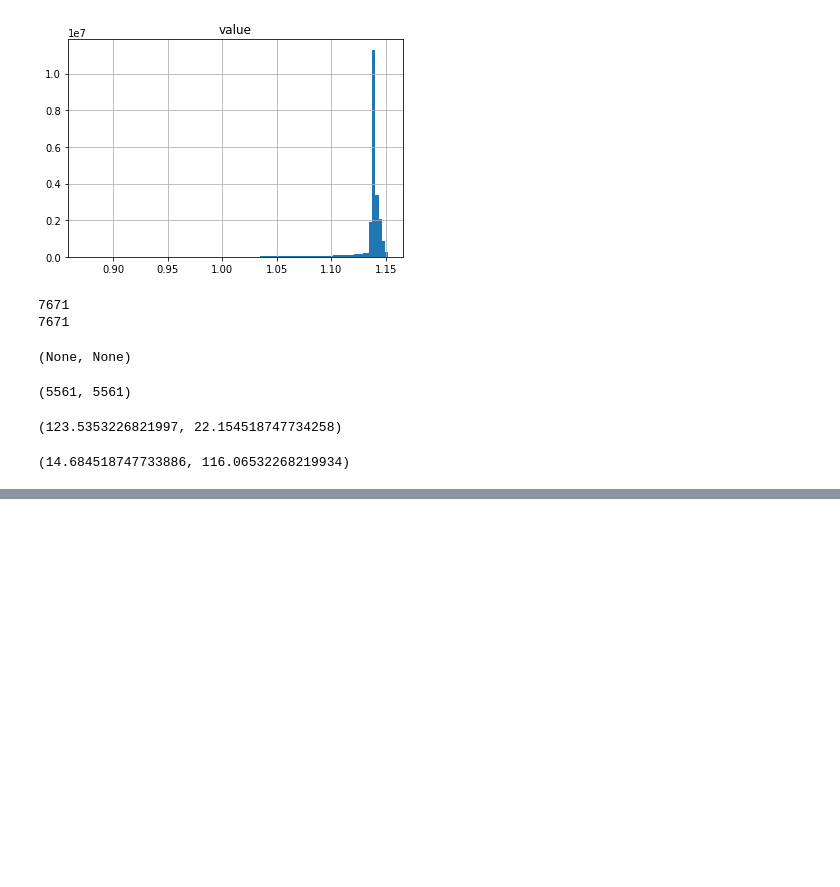
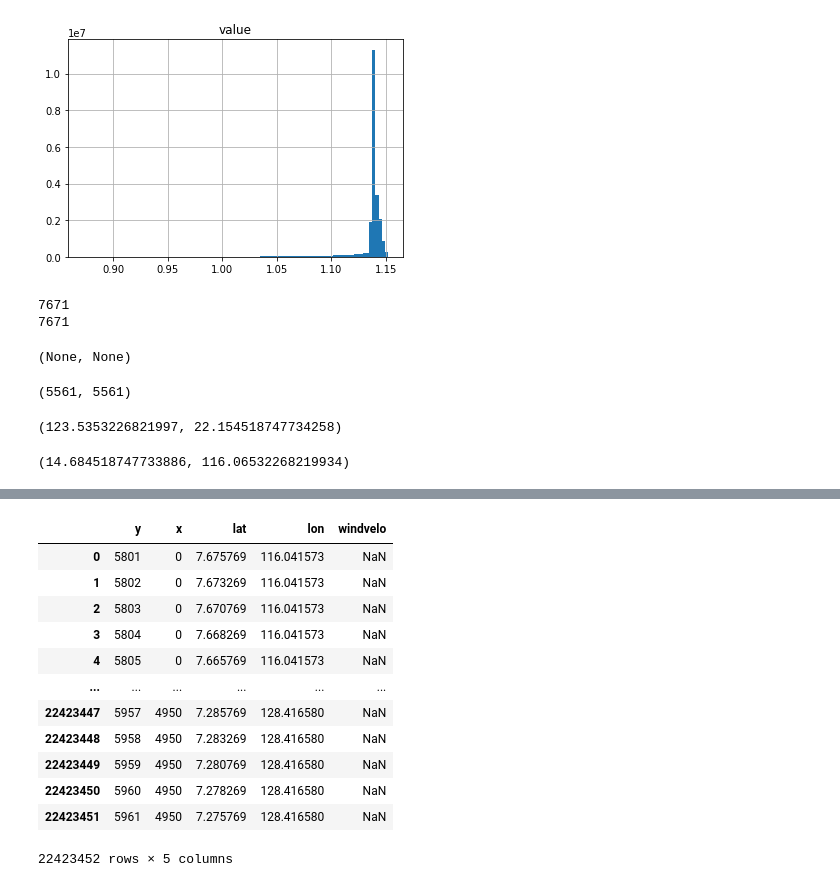
Before and after one commit to janpasia/eskwelabs-capstone, a Jupyter notebook: 04_tiff_image_processing.ipynb, the cells around one changed output, grey strips where cells are left out. Saved outputs shown, nothing was run; the diff lists cells and outputs as text; code cells hidden in the pictures; blank space fills up the shorter version.

```diff
--- a/04_tiff_image_processing.ipynb
+++ b/04_tiff_image_processing.ipynb
@@ -187,0 +278,17 @@ longs[2997][9], lats[2997][9]
+# %%
+era_df = pd.read_pickle("results/scaled0817.pkl")
+era_df
+# %% [output]
+|  | y | x | lat | lon | windvelo |
+| 0 | 5801 | 0 | 7.675769 | 116.041573 | NaN |
+| 1 | 5802 | 0 | 7.673269 | 116.041573 | NaN |
+| 2 | 5803 | 0 | 7.670769 | 116.041573 | NaN |
+| 3 | 5804 | 0 | 7.668269 | 116.041573 | NaN |
+| 4 | 5805 | 0 | 7.665769 | 116.041573 | NaN |
+| ... | ... | ... | ... | ... | ... |
+| 22423447 | 5957 | 4950 | 7.285769 | 128.416580 | NaN |
+| 22423448 | 5958 | 4950 | 7.283269 | 128.416580 | NaN |
+| 22423449 | 5959 | 4950 | 7.280769 | 128.416580 | NaN |
+| 22423450 | 5960 | 4950 | 7.278269 | 128.416580 | NaN |
+| 22423451 | 5961 | 4950 | 7.275769 | 128.416580 | NaN |
+22423452 rows × 5 columns
```
Also changed, not shown: parts of 12 cells of this notebook, 22 other files.
